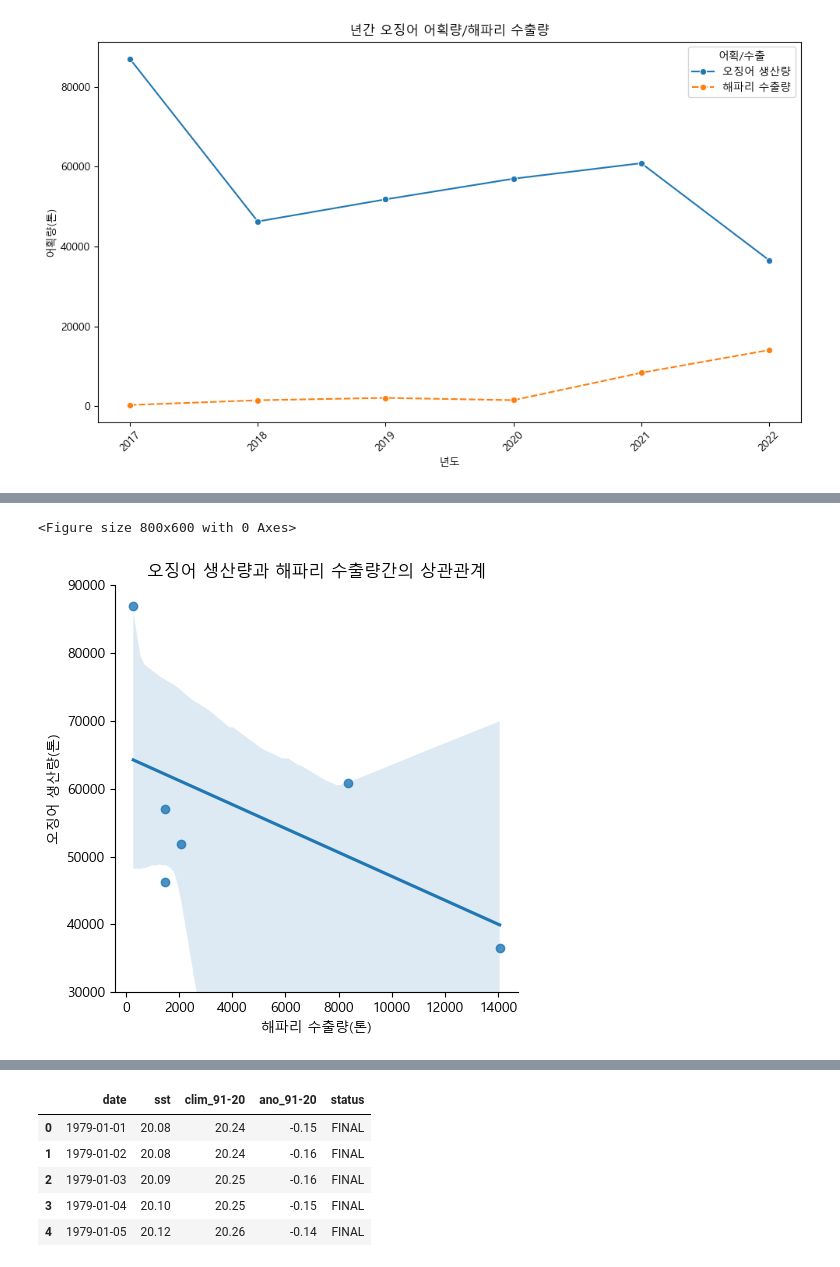
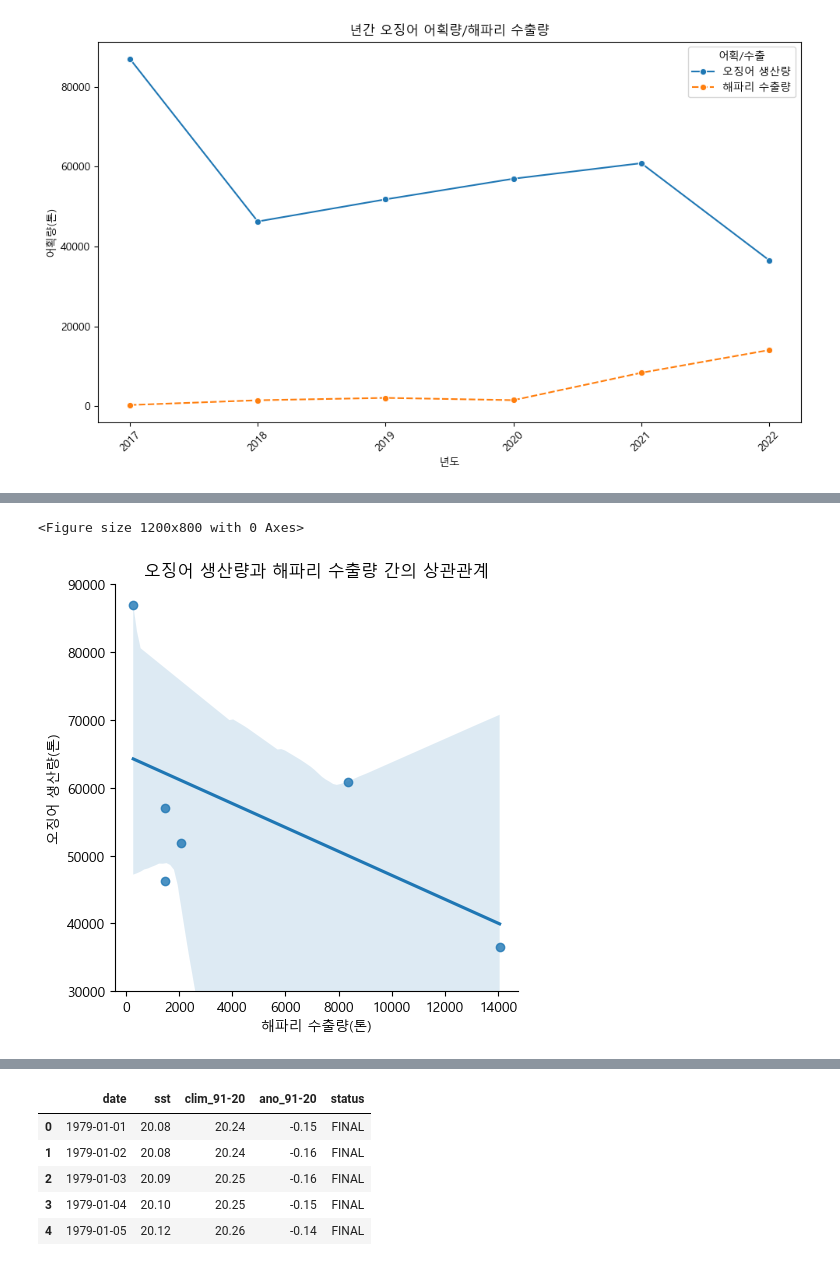
Before and after one commit to Songsungsang/Smart_Factory_Project_Data_Analysis, a Jupyter notebook: sea.ipynb, the cells around one changed output, grey strips where cells are left out. Drawn from its saved outputs; the diff is of its cells as text; code cells hidden in the pictures.

```diff
--- a/sea.ipynb
+++ b/sea.ipynb
@@ -264,6 +264,7 @@ plt.show()
 # %% [output]
 [figure]
 # %%
+squid_2017 = squid_caught.loc[2017:, '합계']
 squid_2017 = pd.DataFrame(squid_2017.loc[:2022]) # series에서 dataframe으로 변환. 이떄 2023은 해파리 수출이 없으므로 제거
 squid_2017 = squid_2017.rename(columns = {'합계' : '오징어 생산량'}) # 해파리와 합치기에 앞서 오징어 생산량으로 변경
 squid_2017
@@ -324,20 +349,17 @@ plt.show()
 # %%
-import seaborn as sns
-import matplotlib.pyplot as plt
-
-# 오징어-해파리 산점도 그리기
-plt.figure(figsize = (8, 6))
+# 오징어-해파리 상관관계 그리기
+plt.figure(figsize = (12, 8))
 sns.lmplot(data = squid_jelly, x='해파리 수출량', y='오징어 생산량')
 plt.ylim(bottom = 30000, top = 90000) # y축 시작점 지정
 
 # 그래프 꾸미기
-plt.title('오징어 생산량과 해파리 수출량간의 상관관계')
+plt.title('오징어 생산량과 해파리 수출량 간의 상관관계')
 plt.xlabel('해파리 수출량(톤)')
 plt.ylabel('오징어 생산량(톤)')
 
 # 그래프 표시
 plt.tight_layout()
 plt.show()
 # %% [output]
-<Figure size 800x600 with 0 Axes>
+<Figure size 1200x800 with 0 Axes>
-[figure, old version]
+[figure, new version]
```
Also changed, not shown: parts of 9 cells of this notebook, 1 other file.
